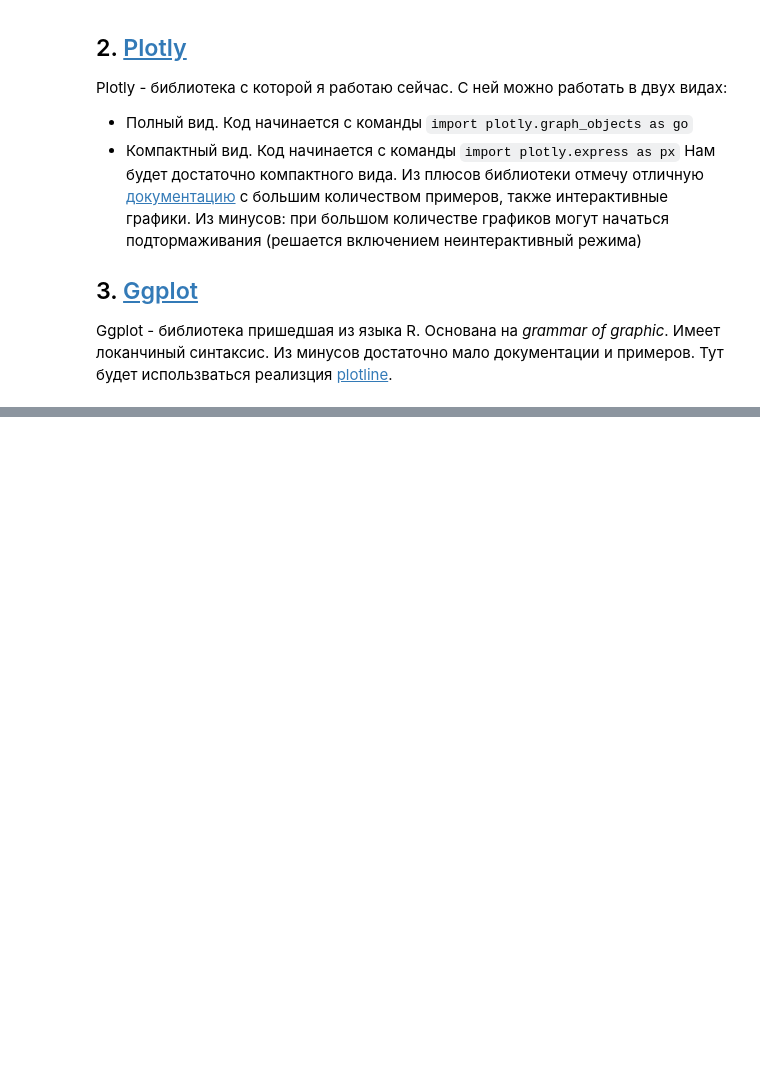
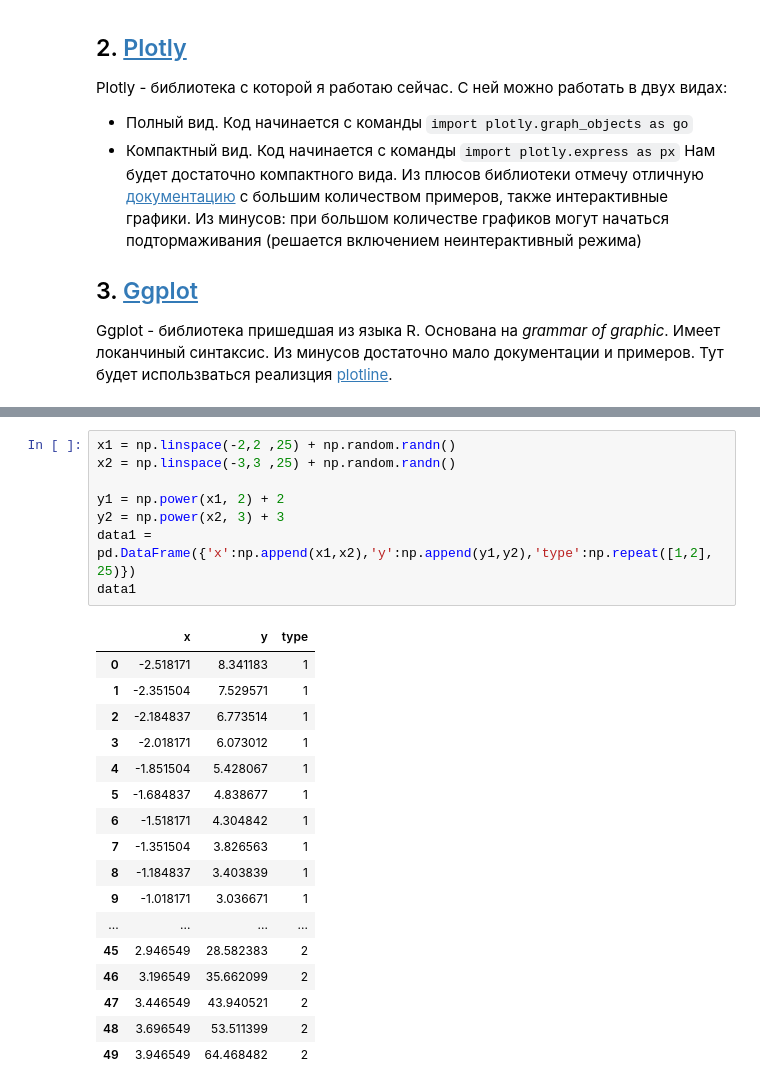
Before and after one commit to Pavel0109/git, a Jupyter notebook: visualization/Untitled.ipynb, the cells around one changed output, grey strips where cells are left out. Saved outputs shown, nothing was run; the diff lists cells and outputs as text; blank space fills up the shorter version.

```diff
--- a/visualization/Untitled.ipynb
+++ b/visualization/Untitled.ipynb
@@ -21,0 +93,26 @@ Ggplot - библиотека пришедшая из языка R. Основа
+# %%
+x1 = np.linspace(-2,2 ,25) + np.random.randn()
+x2 = np.linspace(-3,3 ,25) + np.random.randn()
+
+y1 = np.power(x1, 2) + 2
+y2 = np.power(x2, 3) + 3
+data1 = pd.DataFrame({'x':np.append(x1,x2),'y':np.append(y1,y2),'type':np.repeat([1,2], 25)})
+data1
+# %% [output]
+|  | x | y | type |
+| 0 | -2.518171 | 8.341183 | 1 |
+| 1 | -2.351504 | 7.529571 | 1 |
+| 2 | -2.184837 | 6.773514 | 1 |
+| 3 | -2.018171 | 6.073012 | 1 |
+| 4 | -1.851504 | 5.428067 | 1 |
+| 5 | -1.684837 | 4.838677 | 1 |
+| 6 | -1.518171 | 4.304842 | 1 |
+| 7 | -1.351504 | 3.826563 | 1 |
+| 8 | -1.184837 | 3.403839 | 1 |
+| 9 | -1.018171 | 3.036671 | 1 |
+| ... | ... | ... | ... |
+| 45 | 2.946549 | 28.582383 | 2 |
+| 46 | 3.196549 | 35.662099 | 2 |
+| 47 | 3.446549 | 43.940521 | 2 |
+| 48 | 3.696549 | 53.511399 | 2 |
+| 49 | 3.946549 | 64.468482 | 2 |
```
Also changed, not shown: parts of 17 cells of this notebook.
